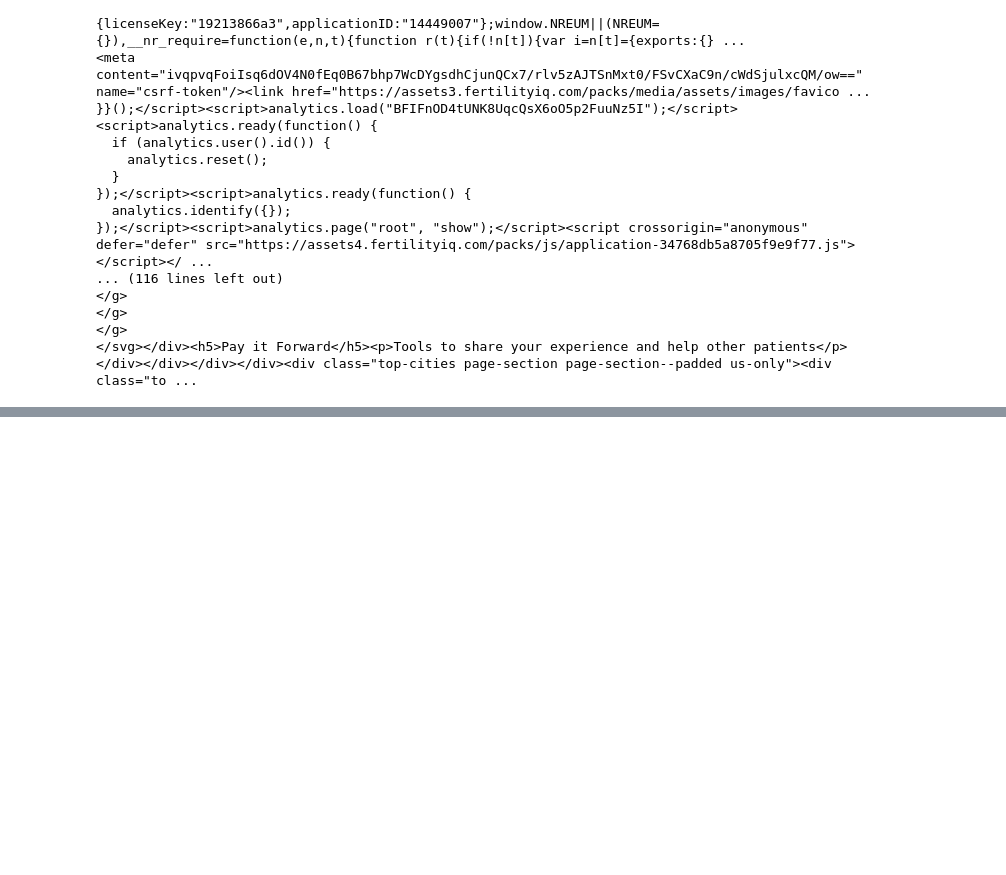
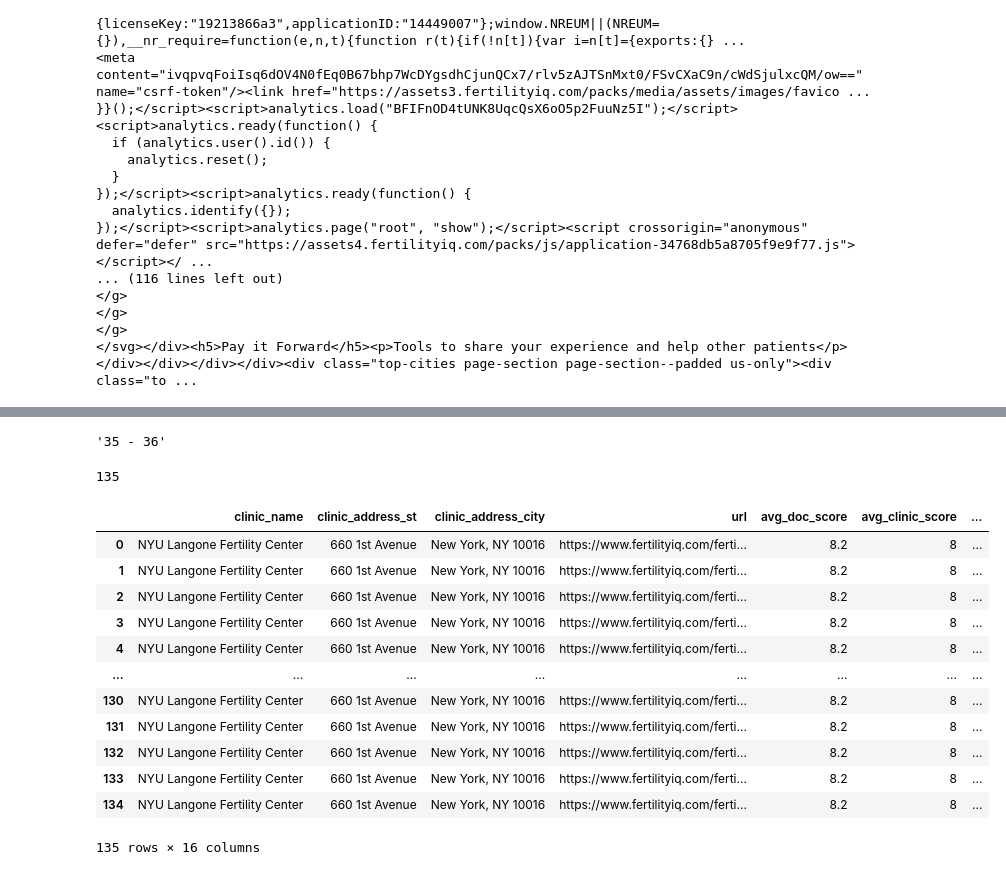
Before and after one commit to jberger1221/Insight, a Jupyter notebook: scrape/scrape_reviews.ipynb, the cells around one changed output, grey strips where cells are left out. Saved outputs shown, nothing was run; the diff lists cells and outputs as text; code cells hidden in the pictures; blank space fills up the shorter version.

```diff
--- a/scrape/scrape_reviews.ipynb
+++ b/scrape/scrape_reviews.ipynb
@@ -60,0 +58,2 @@ num_links
+# %%
+url ='https://www.fertilityiq.com/fertility-clinic/nyu-langone-fertility-center'
@@ -60,0 +162,4 @@ num_links
+# %%
+b[0].find(class_='reviewer-detail reviewer-detail--age').get_text()[3:]
+# %% [output]
+'35 - 36'
@@ -60,0 +228,46 @@ num_links
+# %%
+
+options = Options()
+options.headless = True
+browser = webdriver.Firefox(options=options) #options=options
+
+browser.get(url)
+time.sleep(1)
+
+elem = browser.find_element_by_css_selector("body")
+
+
+# Infinite Scroll - Scroll down to the end of the page
+lenOfPage = browser.execute_script("window.scrollTo(0, document.body.scrollHeight);var lenOfPage=document.body.scrollHeight;return lenOfPage;")
+match=False
+while(match==False):
+    lastCount = lenOfPage
+    time.sleep(2)
+    lenOfPage = browser.execute_script("window.scrollTo(0, document.body.scrollHeight);var lenOfPage=document.body.scrollHeight;return lenOfPage;")
+    if lastCount==lenOfPage:
+        match=True
+
+
+page = browser.page_source
+
+df = scrape_fertilityiq(page)
+# %%
+len(df)
+# %% [output]
+135
+# %%
+df
+# %% [output]
+|  | clinic_name | clinic_address_st | clinic_address_city | url | avg_doc_score | avg_clinic_score | ... |
+| 0 | NYU Langone Fertility Center | 660 1st Avenue | New York, NY 10016 | https://www.fertilityiq.com/ferti... | 8.2 | 8 | ... |
+| 1 | NYU Langone Fertility Center | 660 1st Avenue | New York, NY 10016 | https://www.fertilityiq.com/ferti... | 8.2 | 8 | ... |
+| 2 | NYU Langone Fertility Center | 660 1st Avenue | New York, NY 10016 | https://www.fertilityiq.com/ferti... | 8.2 | 8 | ... |
+| 3 | NYU Langone Fertility Center | 660 1st Avenue | New York, NY 10016 | https://www.fertilityiq.com/ferti... | 8.2 | 8 | ... |
+| 4 | NYU Langone Fertility Center | 660 1st Avenue | New York, NY 10016 | https://www.fertilityiq.com/ferti... | 8.2 | 8 | ... |
+| ... | ... | ... | ... | ... | ... | ... | ... |
+| 130 | NYU Langone Fertility Center | 660 1st Avenue | New York, NY 10016 | https://www.fertilityiq.com/ferti... | 8.2 | 8 | ... |
+| 131 | NYU Langone Fertility Center | 660 1st Avenue | New York, NY 10016 | https://www.fertilityiq.com/ferti... | 8.2 | 8 | ... |
+| 132 | NYU Langone Fertility Center | 660 1st Avenue | New York, NY 10016 | https://www.fertilityiq.com/ferti... | 8.2 | 8 | ... |
+| 133 | NYU Langone Fertility Center | 660 1st Avenue | New York, NY 10016 | https://www.fertilityiq.com/ferti... | 8.2 | 8 | ... |
+| 134 | NYU Langone Fertility Center | 660 1st Avenue | New York, NY 10016 | https://www.fertilityiq.com/ferti... | 8.2 | 8 | ... |
+135 rows × 16 columns
```
Also changed, not shown: parts of 35 cells of this notebook, 51 other files.
